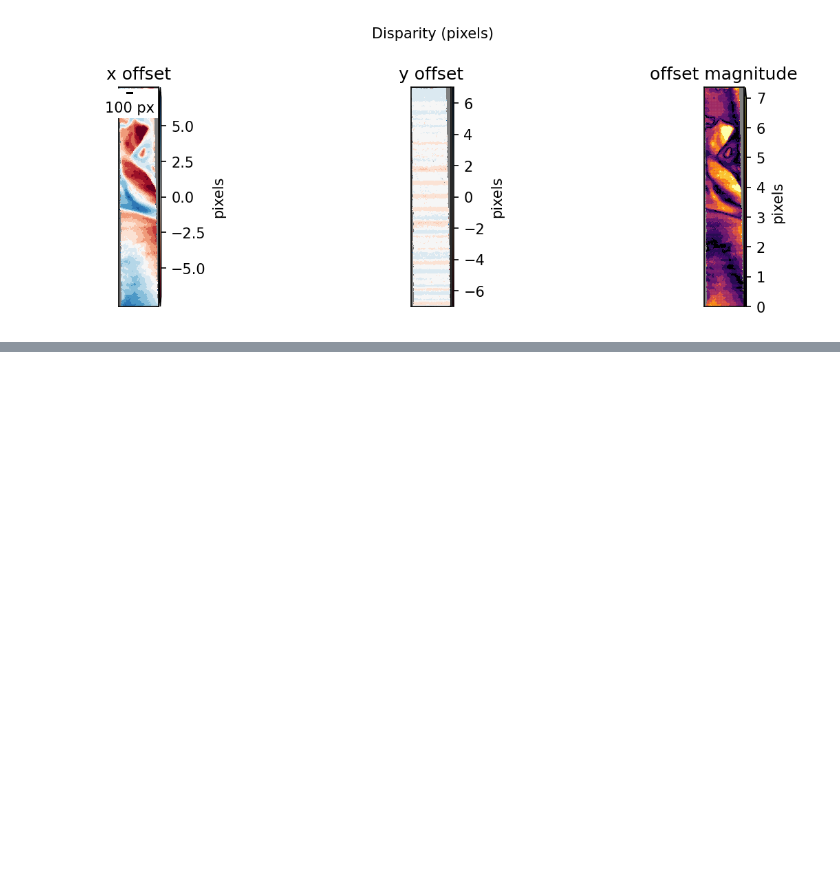
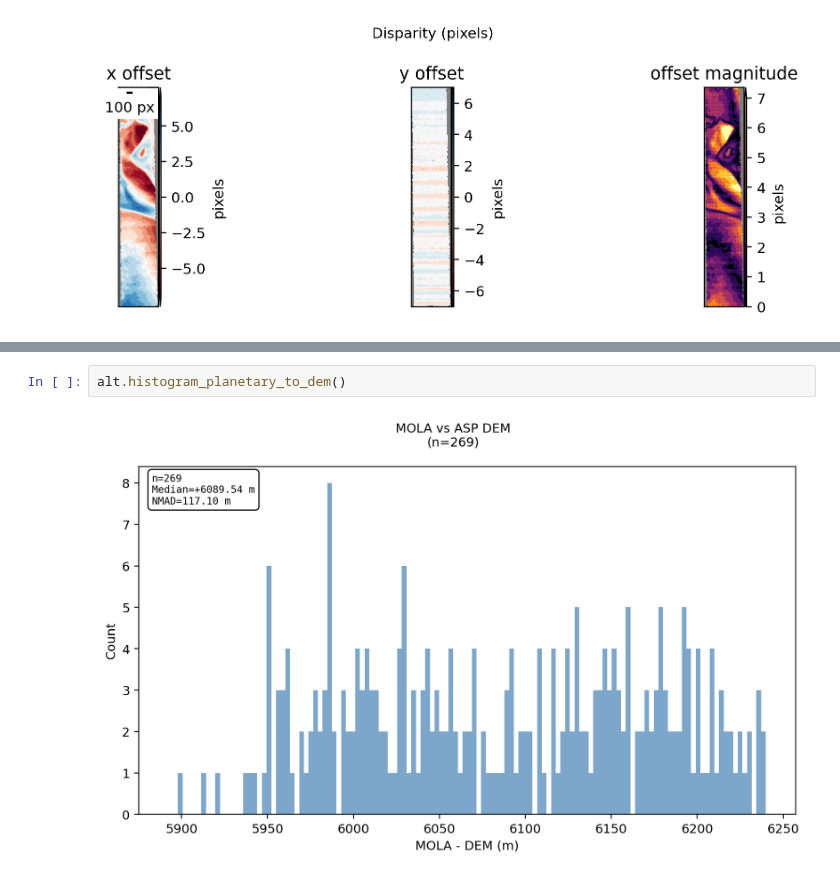
Before and after one commit to uw-cryo/asp_plot, a Jupyter notebook: notebooks/Mars_MGS/mars_mgs_orbital_camera.ipynb, the cells around one changed output, grey strips where cells are left out. Saved outputs shown, nothing was run; the diff lists cells and outputs as text; blank space fills up the shorter version.

```diff
--- a/notebooks/Mars_MGS/mars_mgs_orbital_camera.ipynb
+++ b/notebooks/Mars_MGS/mars_mgs_orbital_camera.ipynb
@@ -169,0 +260,4 @@ WARNING:asp_plot.utils:Could not find ('*DEM*diff.tif',) in /Users/ben/Dropbox/U
+# %%
+alt.histogram_planetary_to_dem()
+# %% [output]
+[figure, added]
```
Also changed, not shown: parts of 11 cells of this notebook, 16 other files.
